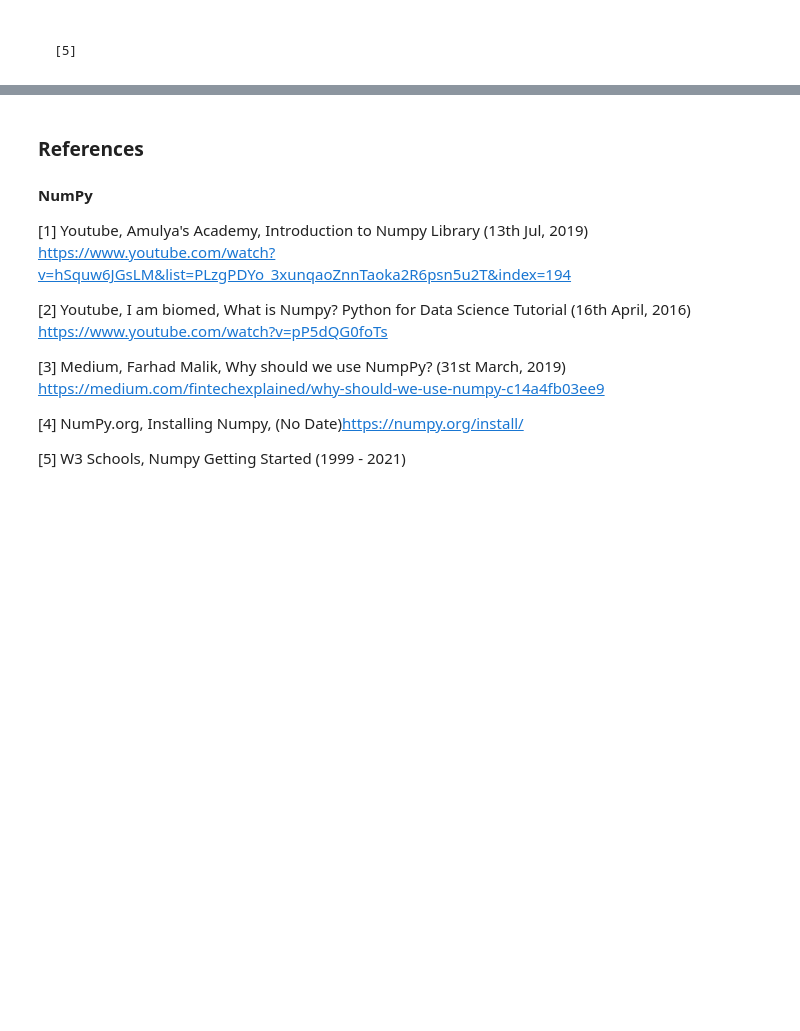
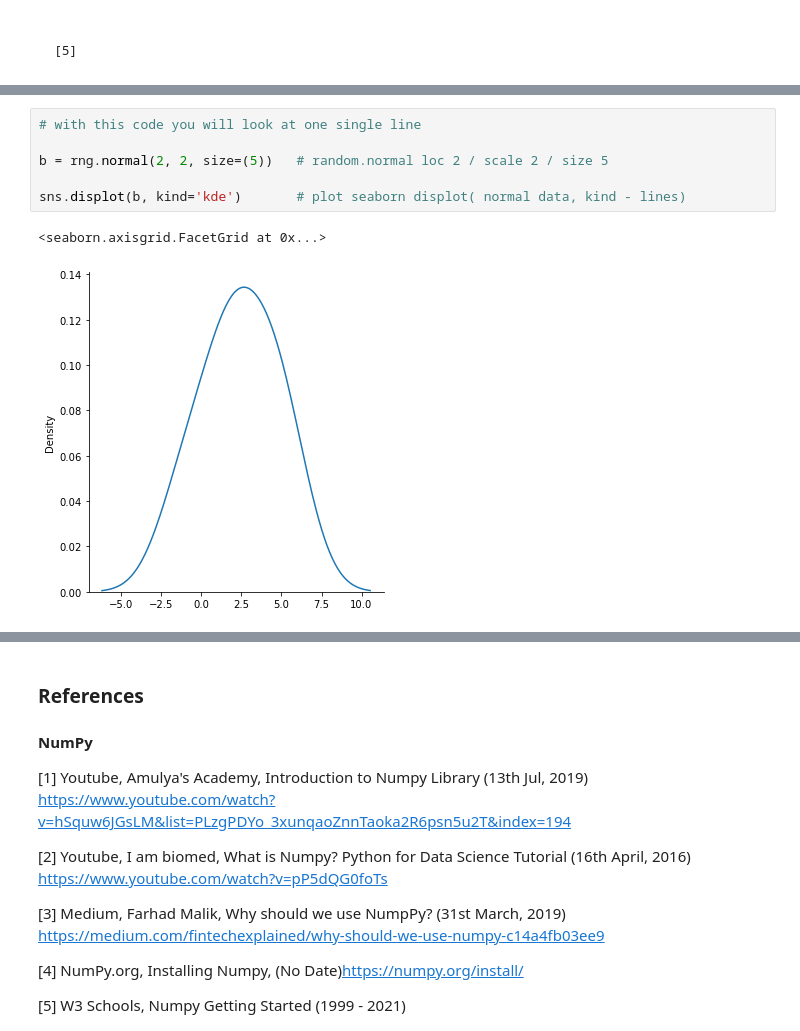
Before and after one commit to VCurry20/PDANumpy, a Jupyter notebook: Numpy.ipynb, the cells around one changed output, grey strips where cells are left out. Saved outputs shown, nothing was run; the diff lists cells and outputs as text; blank space fills up the shorter version.

```diff
--- a/Numpy.ipynb
+++ b/Numpy.ipynb
@@ -754,0 +773,9 @@ In NumPy, when we call this function, we will be given data that forms a normal
+# %%
+# with this code you will look at one single line
+
+b = rng.normal(2, 2, size=(5))   # random.normal loc 2 / scale 2 / size 5
+
+sns.displot(b, kind='kde')       # plot seaborn displot( normal data, kind - lines)
+# %% [output]
+<seaborn.axisgrid.FacetGrid at 0x...>
+[figure, added]
```
Also changed, not shown: parts of 37 cells of this notebook.
